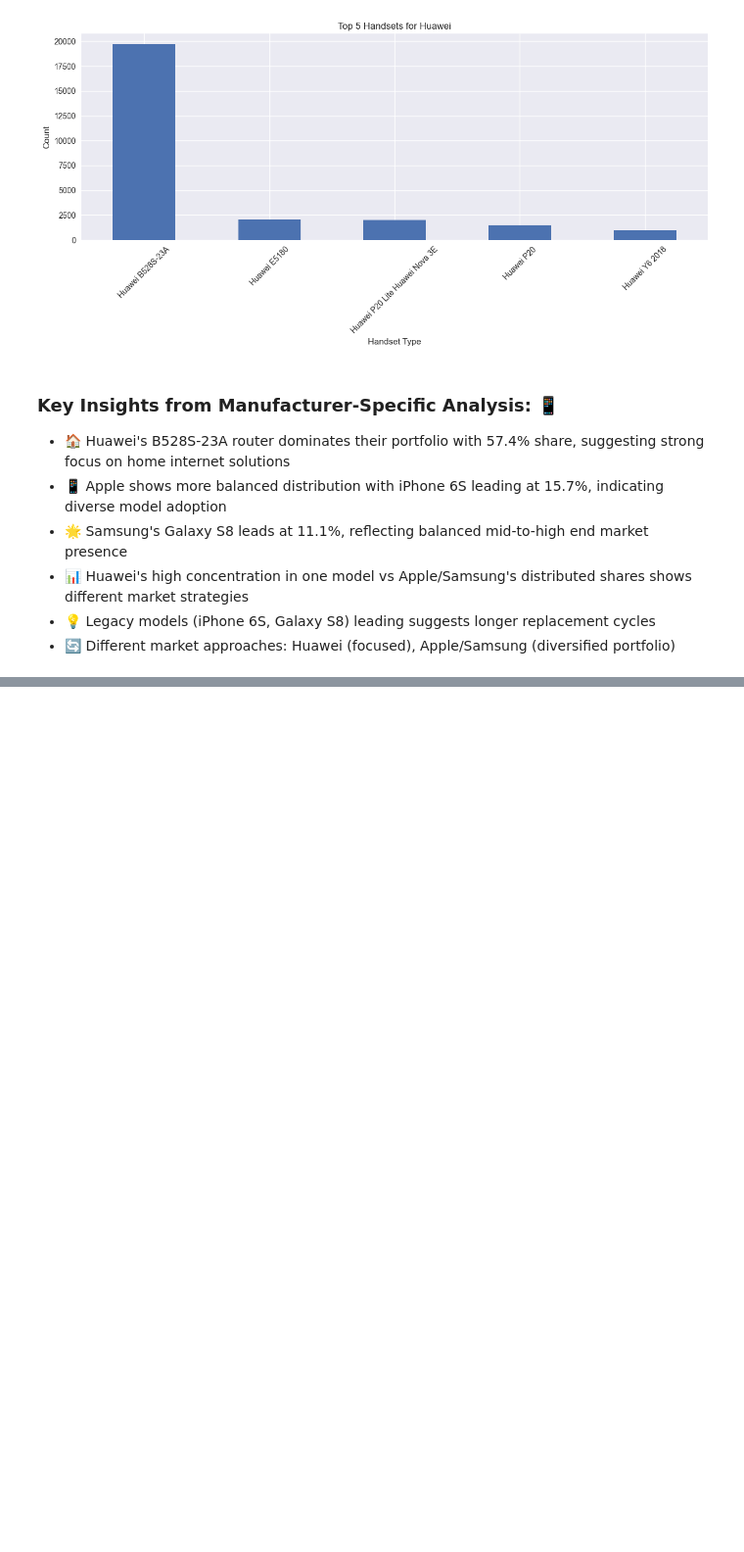
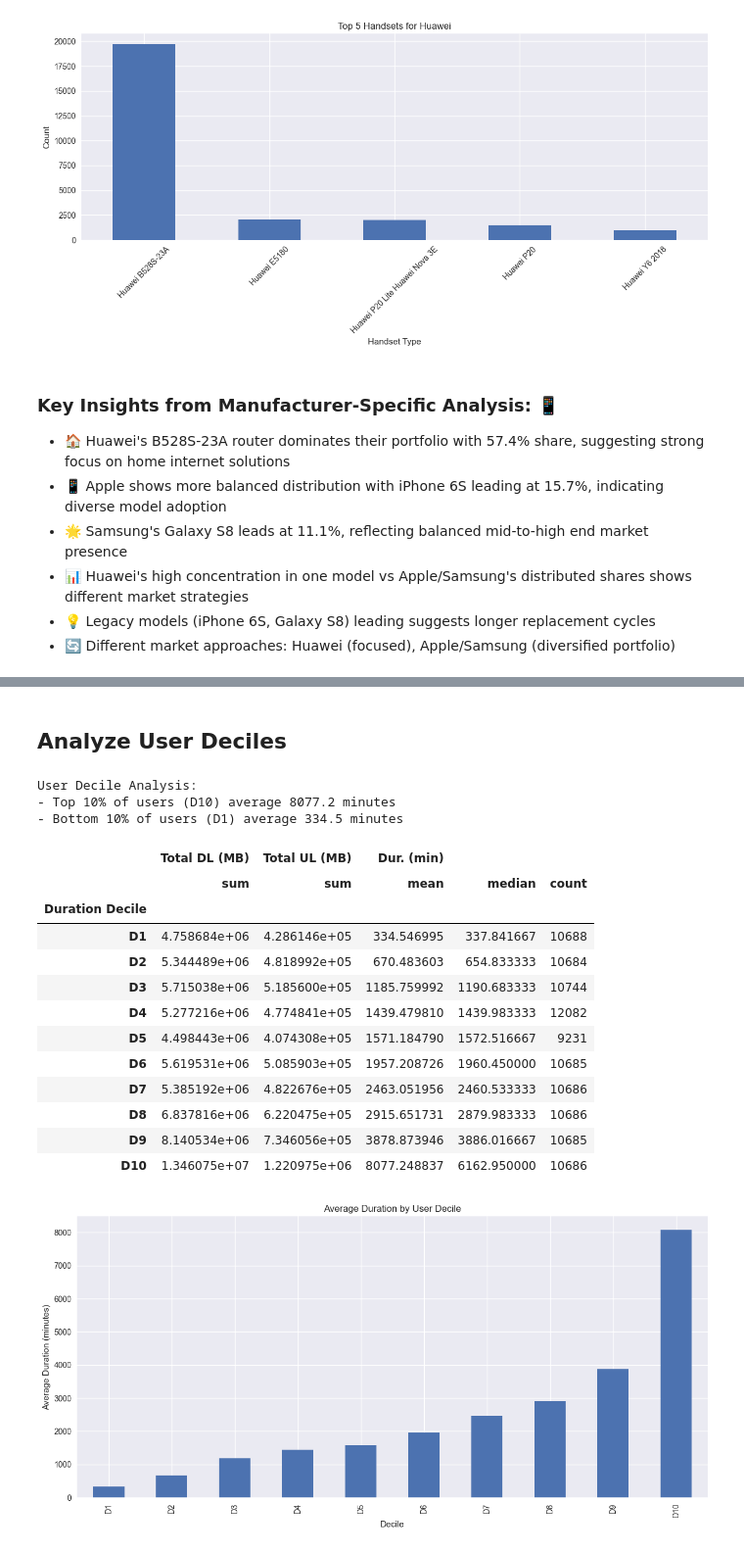
Before and after one commit to shewanek/KAIM_W2_TellCo_Growth_Analysis, a Jupyter notebook: notebooks/user_insights_analysis.ipynb, the cells around one changed output, grey strips where cells are left out. Shown: that part at 98% size. Saved outputs shown, nothing was run; the diff lists cells and outputs as text; code cells hidden in the pictures; blank space fills up the shorter version.

```diff
--- a/notebooks/user_insights_analysis.ipynb
+++ b/notebooks/user_insights_analysis.ipynb
@@ -290,0 +326,22 @@ Huawei Analysis:
+# %% [markdown]
+## Analyze User Deciles
+# %%
+user_overv.get_user_deciles()
+# %% [output]
+User Decile Analysis:
+- Top 10% of users (D10) average 8077.2 minutes
+- Bottom 10% of users (D1) average 334.5 minutes
+|  | Total DL (MB) | Total UL (MB) | Dur. (min) |  |  |
+|  | sum | sum | mean | median | count |
+| Duration Decile |  |  |  |  |  |
+| D1 | 4.758684e+06 | 4.286146e+05 | 334.546995 | 337.841667 | 10688 |
+| D2 | 5.344489e+06 | 4.818992e+05 | 670.483603 | 654.833333 | 10684 |
+| D3 | 5.715038e+06 | 5.185600e+05 | 1185.759992 | 1190.683333 | 10744 |
+| D4 | 5.277216e+06 | 4.774841e+05 | 1439.479810 | 1439.983333 | 12082 |
+| D5 | 4.498443e+06 | 4.074308e+05 | 1571.184790 | 1572.516667 | 9231 |
+| D6 | 5.619531e+06 | 5.085903e+05 | 1957.208726 | 1960.450000 | 10685 |
+| D7 | 5.385192e+06 | 4.822676e+05 | 2463.051956 | 2460.533333 | 10686 |
+| D8 | 6.837816e+06 | 6.220475e+05 | 2915.651731 | 2879.983333 | 10686 |
+| D9 | 8.140534e+06 | 7.346056e+05 | 3878.873946 | 3886.016667 | 10685 |
+| D10 | 1.346075e+07 | 1.220975e+06 | 8077.248837 | 6162.950000 | 10686 |
+[figure, added]
```
Also changed, not shown: parts of 4 cells of this notebook, 1 other file.
